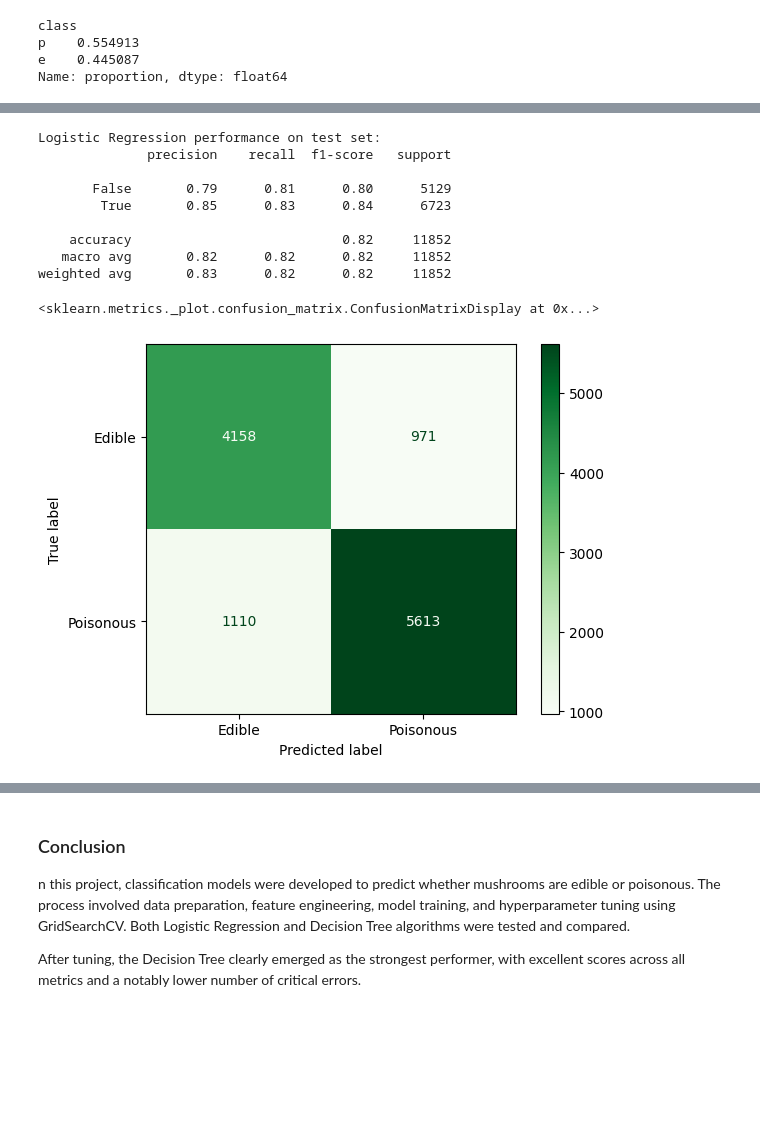
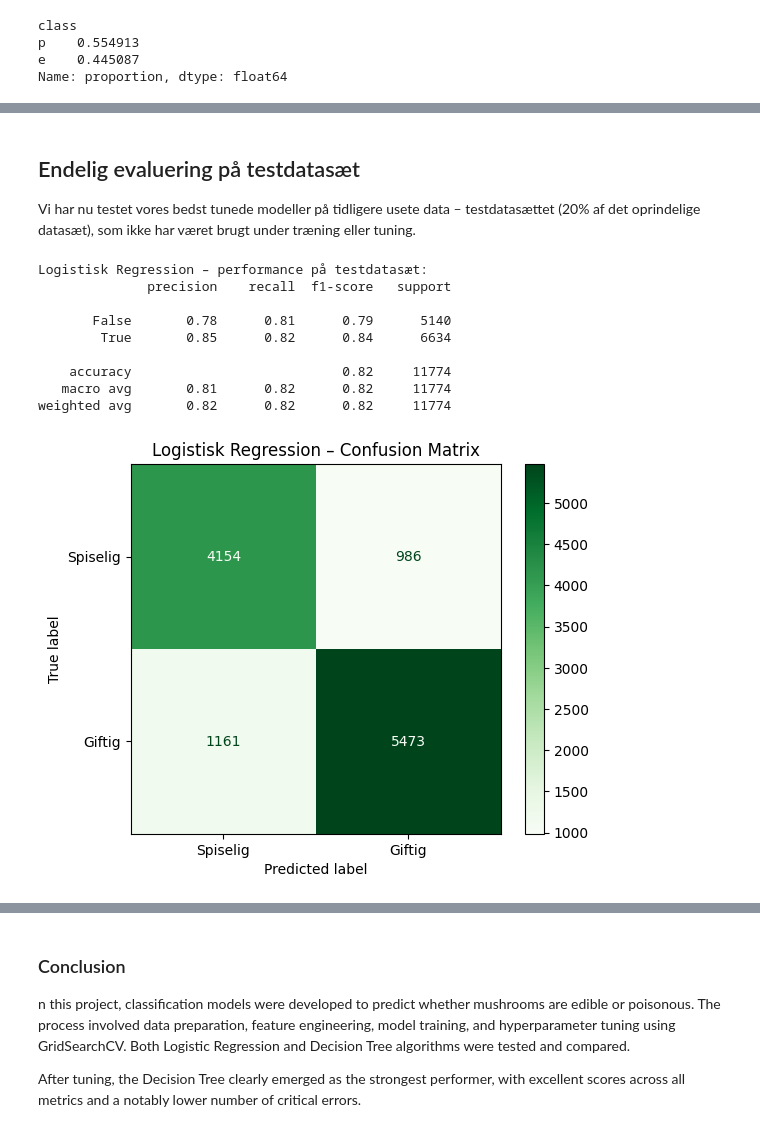
Before and after one commit to KatAamand/MAL, a Jupyter notebook: Assignment 4/4. Mushroom foraging.ipynb, the cells around one changed output, grey strips where cells are left out. Saved outputs shown, nothing was run; the diff lists cells and outputs as text; code cells hidden in the pictures; blank space fills up the shorter version.

```diff
--- a/Assignment 4/4. Mushroom foraging.ipynb
+++ b/Assignment 4/4. Mushroom foraging.ipynb
@@ -142,6 +207 @@ We choose the first method - removing outliers - since these extreme values like
-# %%
-# Removing extreme outliers with 99th percentile
-for col in ['cap-diameter', 'stem-height', 'stem-width']:
-    upper_limit = np.percentile(df_reduced[col], 99)
-    df_reduced = df_reduced[df_reduced[col] <= upper_limit]
 # %% [markdown]
@@ -250,31 +464,33 @@ Tuning is guided by the **F1-score**, as it balances precision and recall — wh
 # %%
-# Hyperparameter tuning for Logistic Regression
+# Hyperparameter tuning for Logistisk Regression
+
 from sklearn.linear_model import LogisticRegression
 from sklearn.model_selection import GridSearchCV
 from sklearn.metrics import classification_report
 
-# Define parameter grid for Logistic Regression
+# Definér hvilke værdier vi vil teste for C (reguleringsstyrke)
 param_grid_lr = {
     'C': [0.01, 0.1, 1, 10, 100],
 }
 
-# Initialize GridSearchCV
+# Initialisér GridSearchCV med 5-fold cross-validation og F1 som score
 grid_search_lr = GridSearchCV(
     LogisticRegression(random_state=42, max_iter=1000),
     param_grid_lr,
     scoring='f1',
-    cv=5,
+    cv=5
 )
 
-# Fit GridSearchCV on scaled training data
+# Træn modellen på det skalerede træningssæt
 grid_search_lr.fit(X_train_scaled, y_train)
 
-# Print best hyperparameters
-print("Best Logistic Regression parameters:", grid_search_lr.best_params_)
+# Udskriv de bedste hyperparametre
+print("Bedste parametre for Logistisk Regression:", grid_search_lr.best_params_)
 
-# Evaluate the best Logistic Regression model on validation set
+# Evaluer modellen med de bedste fundne parametre
 best_lr_model = grid_search_lr.best_estimator_
 y_val_pred_lr = best_lr_model.predict(X_val_scaled)
-print("Logistic Regression performance after tuning:")
+
+print("Resultat for Logistisk Regression efter tuning:")
 print(classification_report(y_val, y_val_pred_lr))
 # %% [output]
@@ -342,28 +644,33 @@ Based on these results, the Decision Tree model demonstrated far stronger perfor
+# %% [markdown]
+## Endelig evaluering på testdatasæt
+
+Vi har nu testet vores bedst tunede modeller på tidligere usete data – testdatasættet (20% af det oprindelige datasæt), som ikke har været brugt under træning eller tuning.
 # %%
 from sklearn.metrics import confusion_matrix, ConfusionMatrixDisplay
 
-# Evaluating Logistic Regression model based on unseen test data
+# Logistisk Regression
 
-# Predict on test set
+# Forudsig klasser for det usete testdatasæt
 y_test_pred_lr = best_lr_model.predict(X_test_scaled)
 
-# Print classification report
-print("Logistic Regression performance on test set:")
+# Udskriv evalueringsmetrikker
+print("Logistisk Regression – performance på testdatasæt:")
 print(classification_report(y_test, y_test_pred_lr))
 
-# Confusion matrix
+# Visualiser Confusion Matrix
 cm_lr = confusion_matrix(y_test, y_test_pred_lr)
-disp_lr = ConfusionMatrixDisplay(cm_lr, display_labels=['Edible', 'Poisonous'])
+disp_lr = ConfusionMatrixDisplay(confusion_matrix=cm_lr, display_labels=['Spiselig', 'Giftig'])
 disp_lr.plot(cmap='Greens')
+plt.title("Logistisk Regression – Confusion Matrix")
+plt.show()
 # %% [output]
-Logistic Regression performance on test set:
+Logistisk Regression – performance på testdatasæt:
               precision    recall  f1-score   support
 
-       False       0.79      0.81      0.80      5129
-        True       0.85      0.83      0.84      6723
+       False       0.78      0.81      0.79      5140
+        True       0.85      0.82      0.84      6634
 
-    accuracy                           0.82     11852
-   macro avg       0.82      0.82      0.82     11852
-weighted avg       0.83      0.82      0.82     11852
+    accuracy                           0.82     11774
+   macro avg       0.81      0.82      0.82     11774
+weighted avg       0.82      0.82      0.82     11774
-<sklearn.metrics._plot.confusion_matrix.ConfusionMatrixDisplay at 0x...>
-[figure, old version]
+[figure, new version]
```
Also changed, not shown: parts of 36 cells of this notebook, 1 other file.
